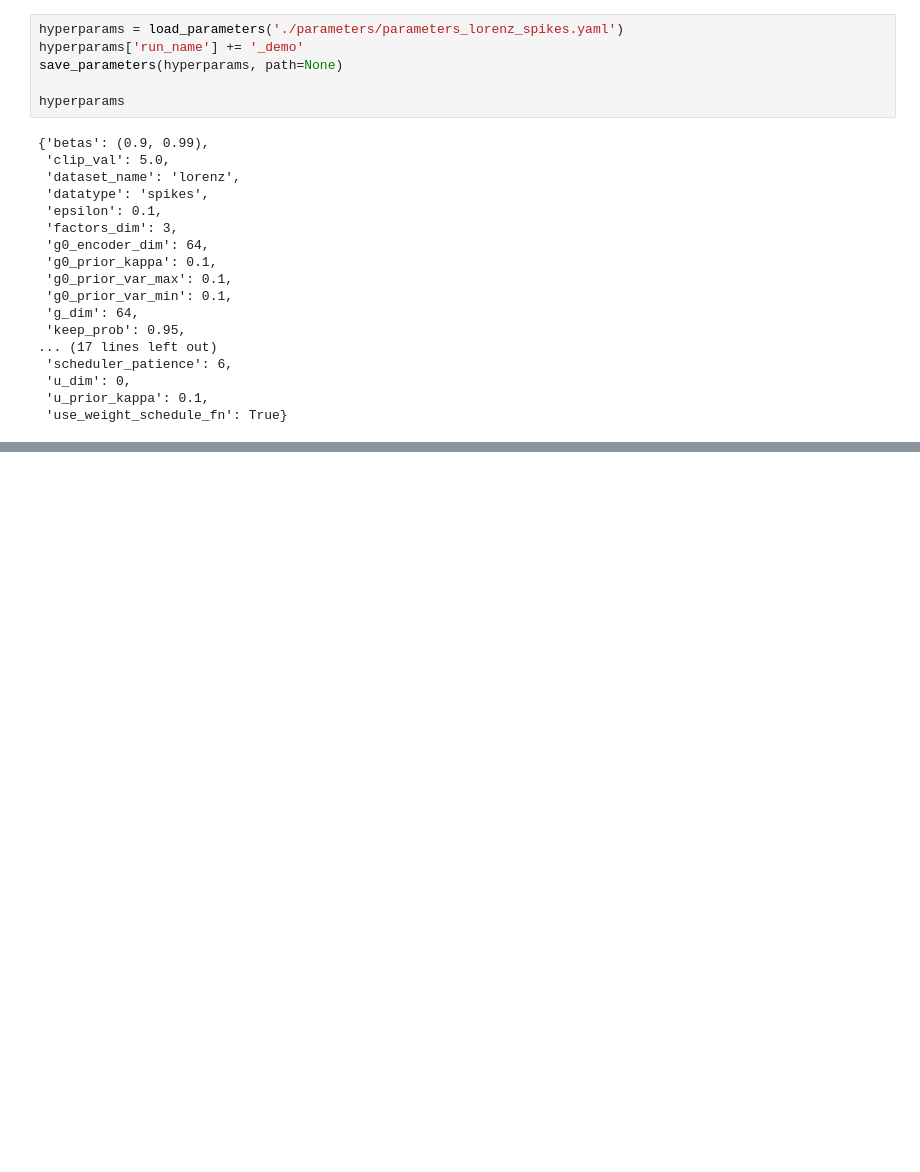
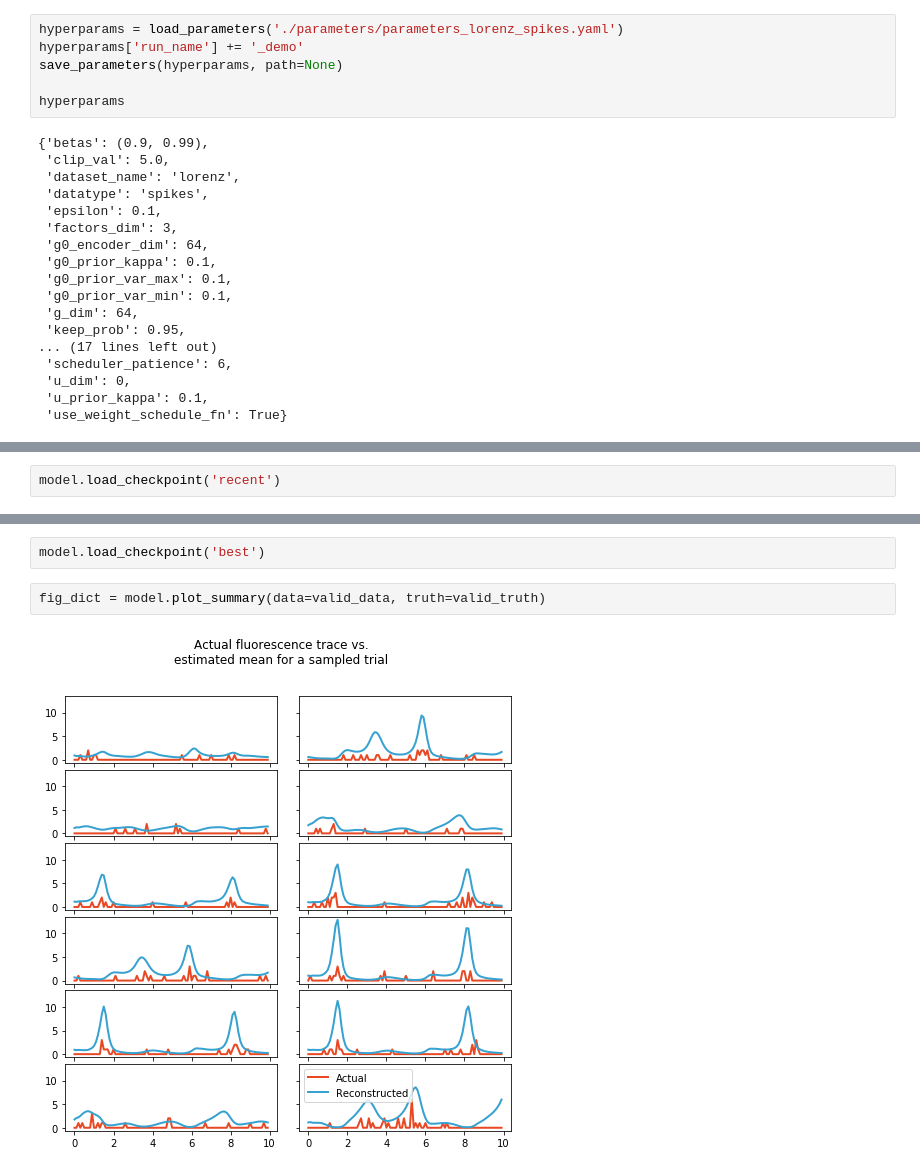
Before and after one commit to lyprince/hierarchical_lfads, a Jupyter notebook: lfads_demo.ipynb, the cells around one changed output, grey strips where cells are left out. Drawn from its saved outputs; the diff is of its cells as text; blank space fills up the shorter version.

Commit message:
added figures to demo

```diff
--- a/lfads_demo.ipynb
+++ b/lfads_demo.ipynb
@@ -88,3 +73,5 @@ Random seed: 7968
+# %%
+model.load_checkpoint('recent')
 # %%
 model.fit(train_ds, valid_ds, train_truth=train_truth, valid_truth=valid_truth,
           max_epochs=2000, batch_size=65, use_tensorboard=True, health_check=False)
@@ -108,0 +96,6 @@ Epoch:   81, Step:  1296, training loss: 1159.307, validation loss: 1158.657
+# %%
+model.load_checkpoint('best')
+# %%
+fig_dict = model.plot_summary(data=valid_data, truth=valid_truth)
+# %% [output]
+[figure, added]
```
Also changed, not shown: parts of 6 cells of this notebook.
